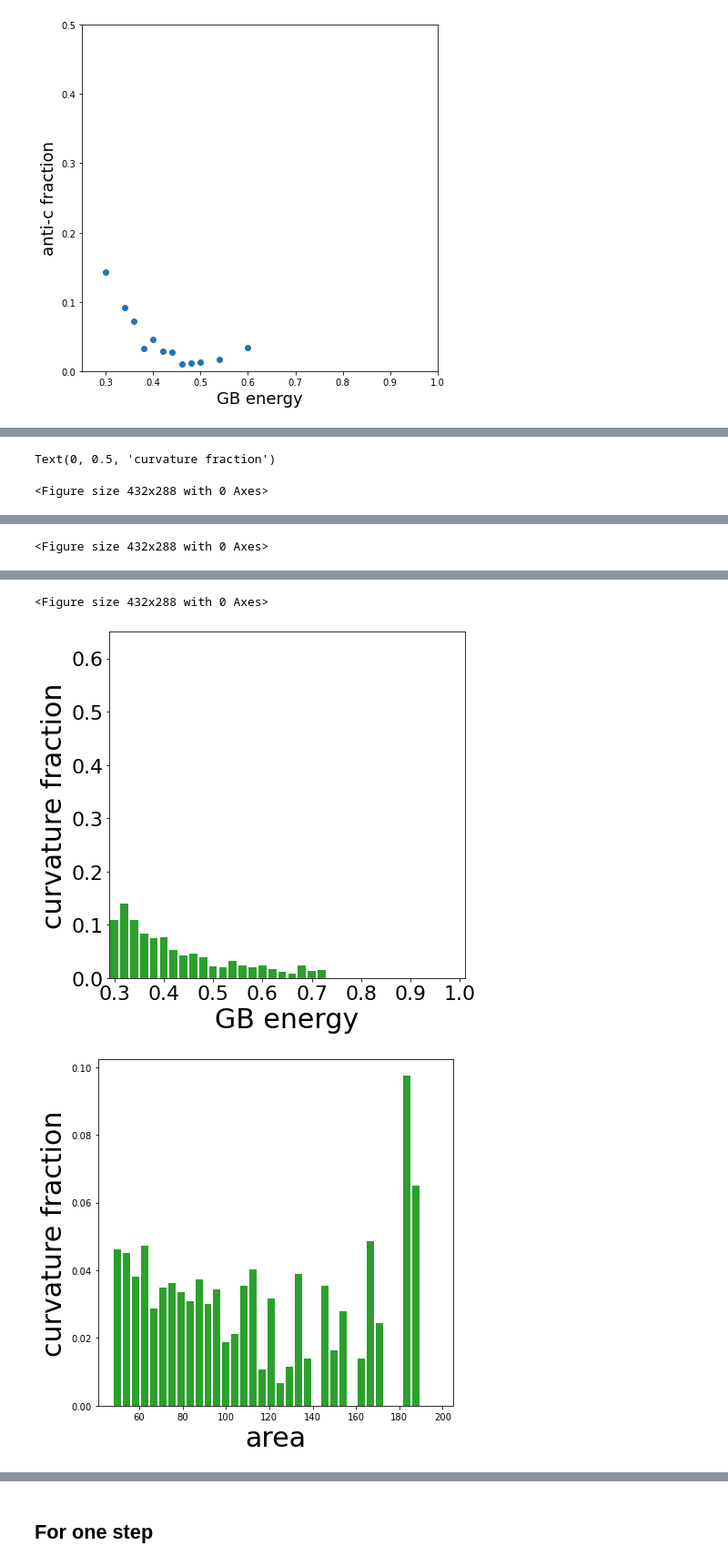
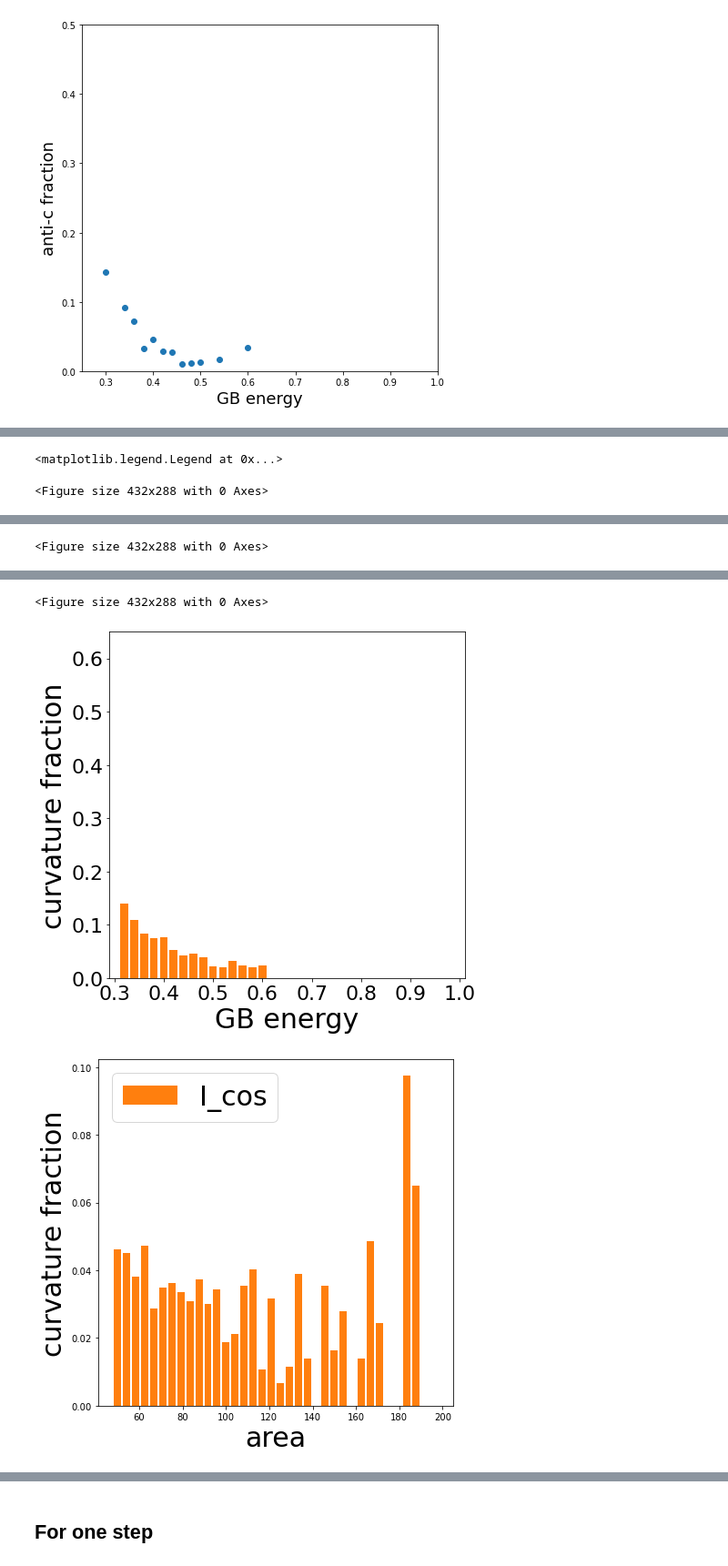
Before and after one commit to Linwitness/VECTOR, a Jupyter notebook: examples/GB_velocity/GB_velocity_anti_curvature_I.ipynb, the cells around one changed output, grey strips where cells are left out. Shown at 91% size. Drawn from its saved outputs; the diff is of its cells as text; code cells hidden in the pictures.

Commit message:
update latest visualization

```diff
--- a/examples/GB_velocity/GB_velocity_anti_curvature_I.ipynb
+++ b/examples/GB_velocity/GB_velocity_anti_curvature_I.ipynb
@@ -1342,38 +1373,41 @@ Text(0, 0.5, 'velocity (voxel/step)')
     curvature_fraction_energy_bin /= np.sum(curvature_fraction_energy_bin)
     curvature_fraction_area_bin[area_distribution_bin>0] /= area_distribution_bin[area_distribution_bin>0]
     curvature_fraction_area_bin /= np.sum(curvature_fraction_area_bin)
     curvature_fraction_matrix[distribution_matrix_bin>0] /= distribution_matrix_bin[distribution_matrix_bin>0]
     curvature_fraction_matrix /= np.sum(curvature_fraction_matrix)
     # plot
     figure_name_all_bin = f"figures/2D_signedcurvature_GBenergy_{case_name}_5d_afterBin.png"
     plt.figure()
     fig = plt.figure(figsize=(7, 7))
     plt.xlim(x_lim)
     plt.ylim([0,0.65])
-    plt.bar(GBenergy_coordinate, curvature_fraction_energy_bin, width=bin_interval*0.8, color=f'C2', label='MI_cos')
+    mask_frequency = GBenergy_distribution_bin/np.sum(GBenergy_distribution_bin)>1e-2
+    plt.bar(GBenergy_coordinate[mask_frequency], curvature_fraction_energy_bin[mask_frequency], width=bin_interval*0.8, color=f'C1', label='I_cos')
     # plt.plot(GBenergy_coordinate, velocity_bin,'o', linewidth=2)
     plt.xlabel("GB energy", fontsize=30)
     plt.ylabel("curvature fraction", fontsize=30)
     plt.xticks(fontsize=22)
     plt.yticks(fontsize=22)
+    # plt.legend(fontsize=30)
     plt.savefig(figure_name_all_bin, dpi=400,bbox_inches='tight')
 
     fig = plt.figure(figsize=(7, 7))
     # plt.xlim(x_lim)
     # plt.ylim([0,0.11])
-    plt.bar(area_coordinate, curvature_fraction_area_bin, width=y_bin_interval*0.8, color=f'C2', label='MI_cos')
+    plt.bar(area_coordinate, curvature_fraction_area_bin, width=y_bin_interval*0.8, color=f'C1', label='I_cos')
     # plt.plot(area_coordinate, curvature_fraction_area_bin, linewidth=2)
     plt.xlabel("area", fontsize=30)
     plt.ylabel("curvature fraction", fontsize=30)
+    plt.legend(fontsize=30)
 # %% [output]
-Text(0, 0.5, 'curvature fraction')
+<matplotlib.legend.Legend at 0x...>
 <Figure size 432x288 with 0 Axes>
 [figure]
 <Figure size 432x288 with 0 Axes>
 [figure]
 <Figure size 432x288 with 0 Axes>
-[figure, old version]
+[figure, new version]
-[figure, old version]
+[figure, new version]
 # %%
     # matrix distribution
     fig = plt.figure(figsize=(7,7))
```
Also changed, not shown: parts of 4 cells of this notebook, 19 other files.
